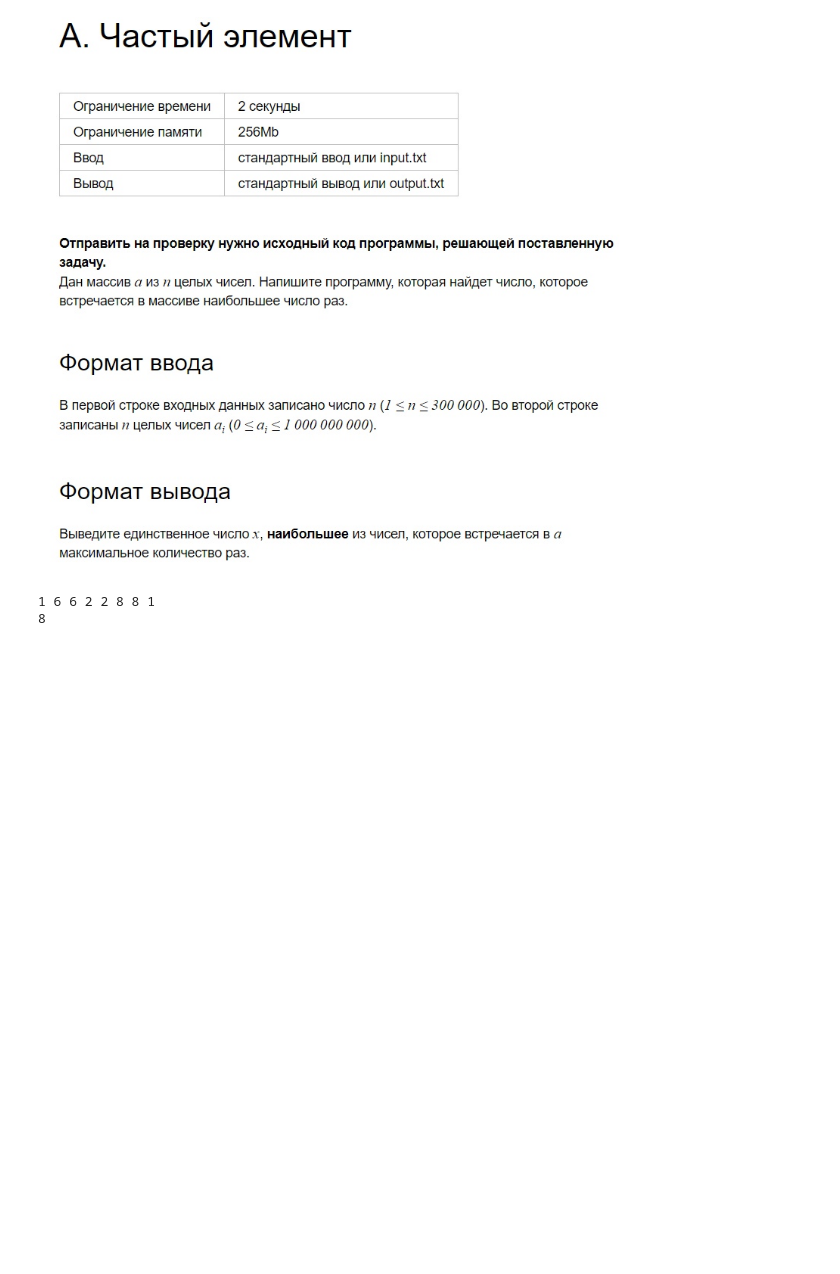
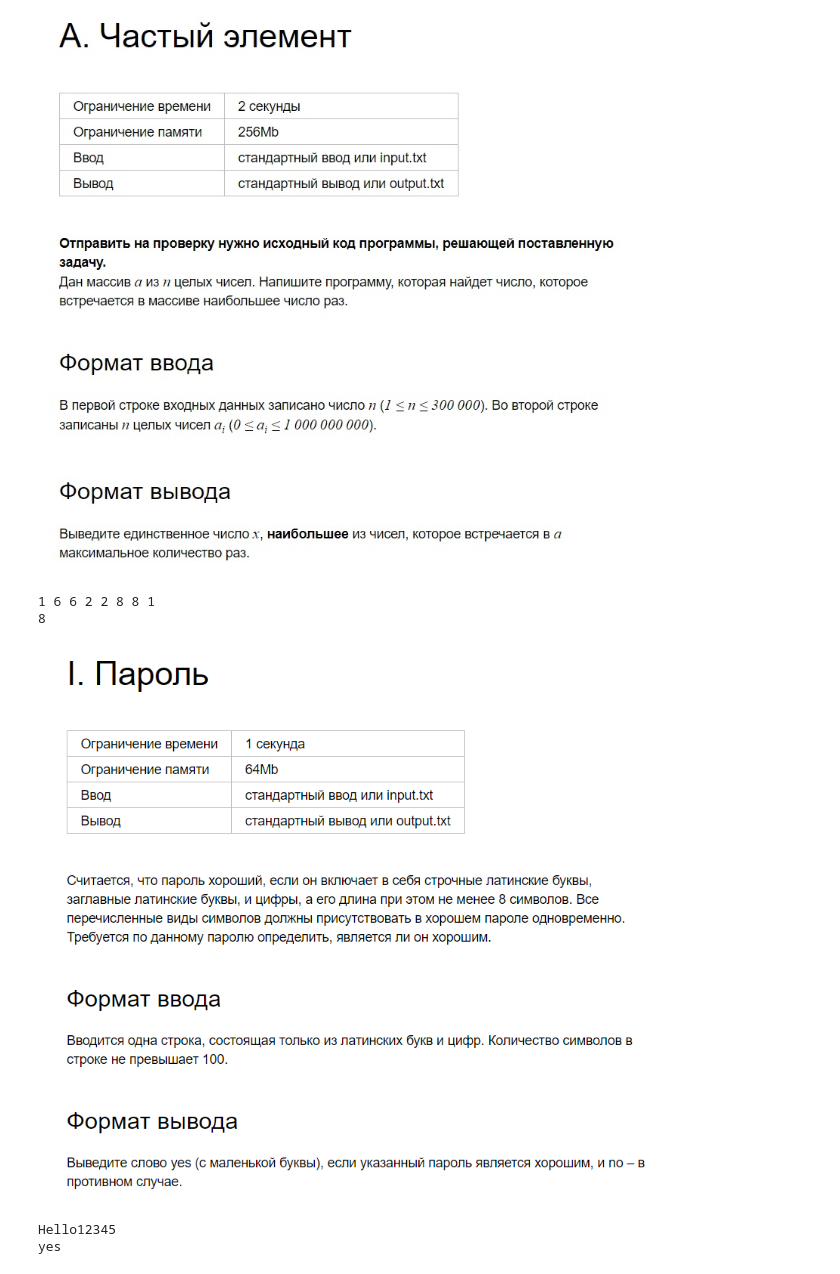
Before and after one commit to 8Andre8/Algorithms, a Jupyter notebook: Tasks.ipynb, the cells around one changed output. Cells and saved outputs as stored; diff of their text form; code cells hidden in the pictures; blank space fills up the shorter version.

```diff
--- a/Tasks.ipynb
+++ b/Tasks.ipynb
@@ -378,3 +424,27 @@ print(a[max_index])
 # %% [output]
 1 6 6 2 2 8 8 1
 8
+# %%
+from IPython.display import Image
+Image(filename='Пароль.png')
+# %% [output]
+[figure, added]
+# %%
+string = list(input())
+length = len(string) >= 8
+lower = 0
+upper = 0
+digit = 0
+for i in string:
+    if not length:
+        break
+    if '0' <= i <='9':
+        digit = True
+    if 'a' <= i <= 'z':
+        lower = True
+    if 'A' <= i <= 'Z':
+        upper = True
+print('yes' if length and lower and upper and digit else 'no')
+# %% [output]
+Hello12345
+yes
```
Also changed, not shown: parts of 4 cells of this notebook.
